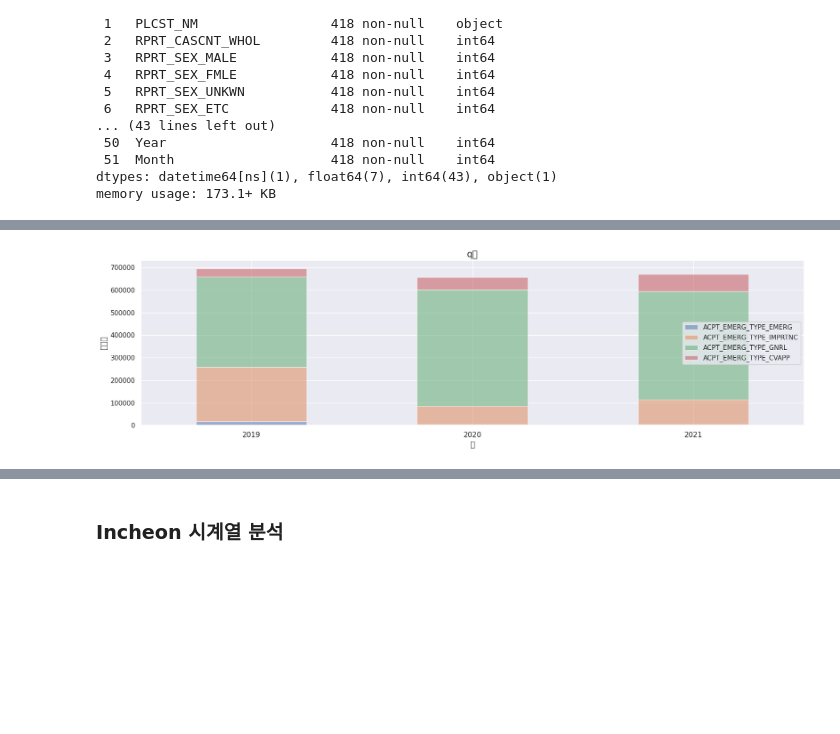
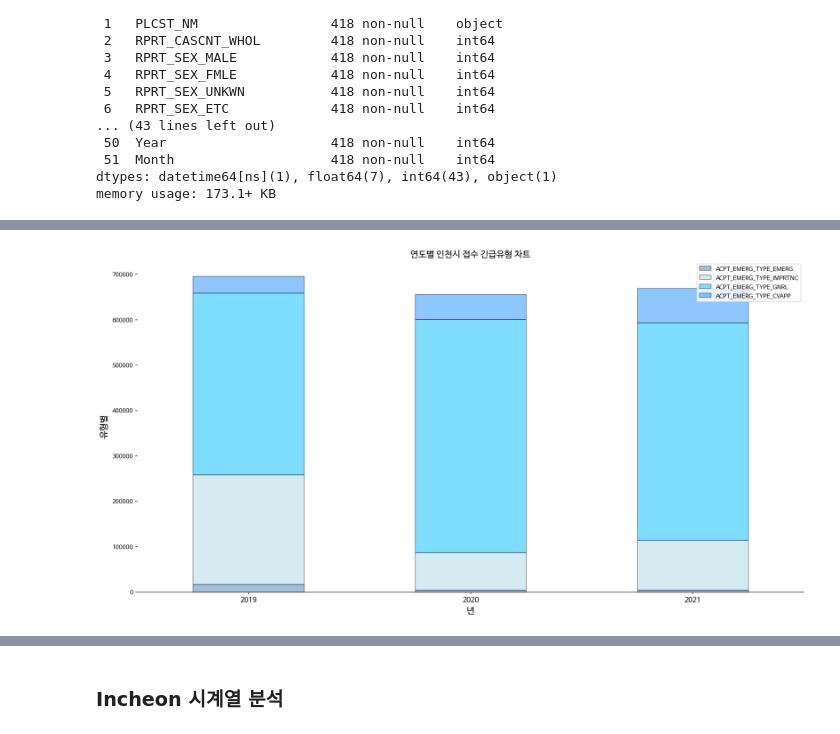
Before and after one commit to geun-hyoung/python-exploratory-data-analysis-police-data, a Jupyter notebook: Data_Clenaing&EDA.ipynb, the cells around one changed output, grey strips where cells are left out. Cells and saved outputs as stored; diff of their text form; code cells hidden in the pictures; blank space fills up the shorter version.

```diff
--- a/Data_Clenaing&EDA.ipynb
+++ b/Data_Clenaing&EDA.ipynb
@@ -502,15 +517,18 @@ plt.show()
 # %%
-stack_df = incheon_df.groupby('Year')[['ACPT_EMERG_TYPE_EMERG',
- 'ACPT_EMERG_TYPE_IMPRTNC',
- 'ACPT_EMERG_TYPE_GNRL',
- 'ACPT_EMERG_TYPE_CVAPP',]].sum()
-stack_df = stack_df.reset_index()
-stack_df.plot.bar(x = 'Year', alpha = 0.5, stacked = True, figsize = (20, 5))
+stacked = incheon_df.groupby('Year')[['ACPT_EMERG_TYPE_EMERG', 'ACPT_EMERG_TYPE_IMPRTNC', 'ACPT_EMERG_TYPE_GNRL', 'ACPT_EMERG_TYPE_CVAPP']].sum()
+stacked = stacked.reset_index()
+colors = ['steelblue', 'lightblue', 'deepskyblue', 'dodgerblue']
 
-plt.title('q별', fontsize = 15)
-plt.xlabel('년', fontsize = 13)
-plt.ylabel('유형별', fontsize = 13)
+stacked.plot.bar(x = 'Year', alpha = 0.5, stacked = True, figsize = (20, 10), color = colors, edgecolor='black')
+
+plt.gca().spines['right'].set_visible(False) #오른쪽 테두리 제거
+plt.gca().spines['top'].set_visible(False) #위 테두리 제거
+plt.gca().spines['left'].set_visible(False) #왼쪽 테두리 제거
+
+plt.title('연도별 인천시 접수 긴급유형 차트', fontsize = 15)
+plt.xlabel('년', fontsize = 15)
+plt.ylabel('유형별', fontsize = 15)
 plt.xticks(fontsize = 12, rotation = 0)
 plt.show()
 # %% [output]
-[figure, old version]
+[figure, new version]
```
Also changed, not shown: parts of 19 cells of this notebook.
